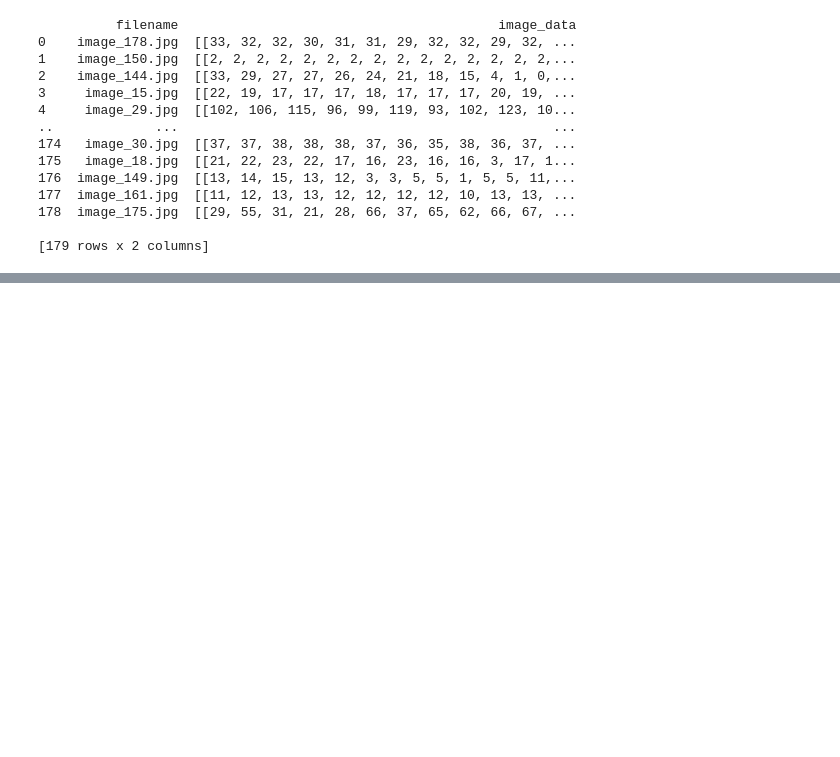
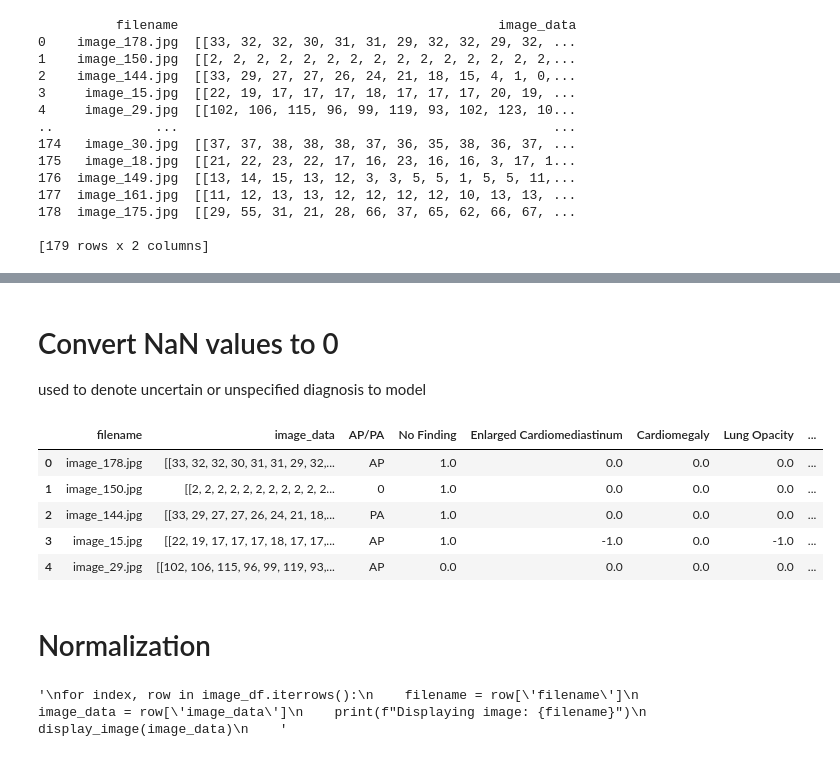
Before and after one commit to kevinfleisher/CS156b, a Jupyter notebook: Notebooks/MDDataAnalysis.ipynb, the cells around one changed output, grey strips where cells are left out. Saved outputs shown, nothing was run; the diff lists cells and outputs as text; code cells hidden in the pictures; blank space fills up the shorter version.

```diff
--- a/Notebooks/MDDataAnalysis.ipynb
+++ b/Notebooks/MDDataAnalysis.ipynb
@@ -64,0 +195,22 @@ print(image_df['image_data'])
+# %% [markdown]
+# Convert NaN values to 0
+
+used to denote uncertain or unspecified diagnosis to model
+# %%
+# Assuming merged_df is your merged DataFrame
+
+# Replace NaN values with 0
+merged_df.fillna(0, inplace=True)
+#merged_df.drop(['level_0', 'index'], axis=1, inplace=True)
+
+# Print the modified DataFrame to verify the changes
+(merged_df.head())
+# %% [output]
+|  | filename | image_data | AP/PA | No Finding | Enlarged Cardiomediastinum | Cardiomegaly | Lung Opacity | ... |
+| 0 | image_178.jpg | [[33, 32, 32, 30, 31, 31, 29, 32,... | AP | 1.0 | 0.0 | 0.0 | 0.0 | ... |
+| 1 | image_150.jpg | [[2, 2, 2, 2, 2, 2, 2, 2, 2, 2, 2... | 0 | 1.0 | 0.0 | 0.0 | 0.0 | ... |
+| 2 | image_144.jpg | [[33, 29, 27, 27, 26, 24, 21, 18,... | PA | 1.0 | 0.0 | 0.0 | 0.0 | ... |
+| 3 | image_15.jpg | [[22, 19, 17, 17, 17, 18, 17, 17,... | AP | 1.0 | -1.0 | 0.0 | -1.0 | ... |
+| 4 | image_29.jpg | [[102, 106, 115, 96, 99, 119, 93,... | AP | 0.0 | 0.0 | 0.0 | 0.0 | ... |
+# %% [markdown]
+# Normalization
@@ -64,0 +253,11 @@ print(image_df['image_data'])
+# %%
+# Display images from image_df DataFrame
+'''
+for index, row in image_df.iterrows():
+    filename = row['filename']
+    image_data = row['image_data']
+    print(f"Displaying image: {filename}")
+    display_image(image_data)
+    '''
+# %% [output]
+'\nfor index, row in image_df.iterrows():\n    filename = row[\'filename\']\n    image_data = row[\'image_data\']\n    print(f"Displaying image: {filename}")\n    display_image(image_data)\n    '
```
Also changed, not shown: parts of 35 cells of this notebook.
